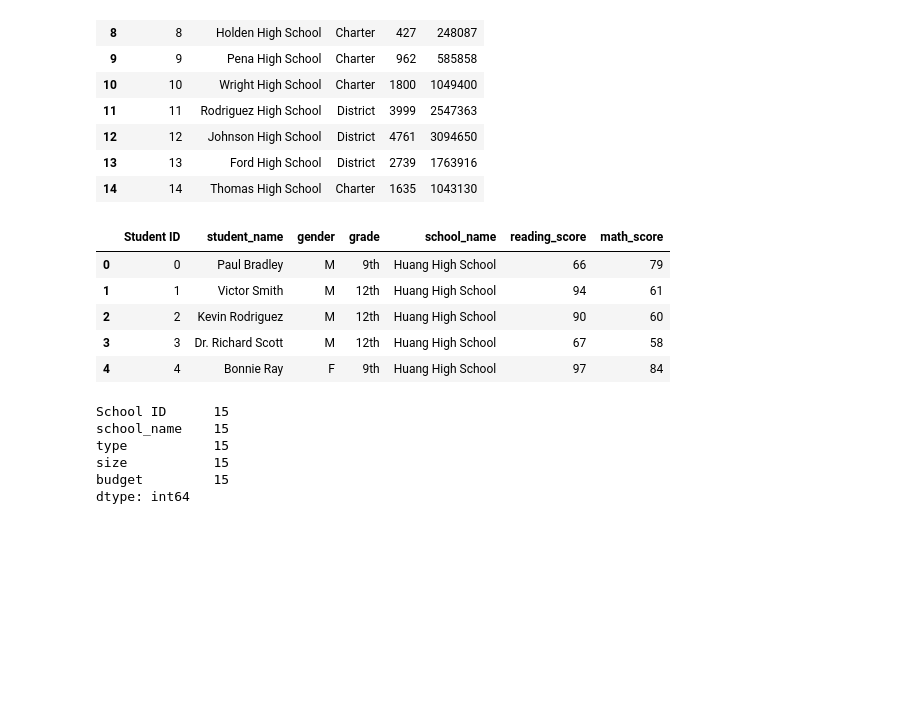
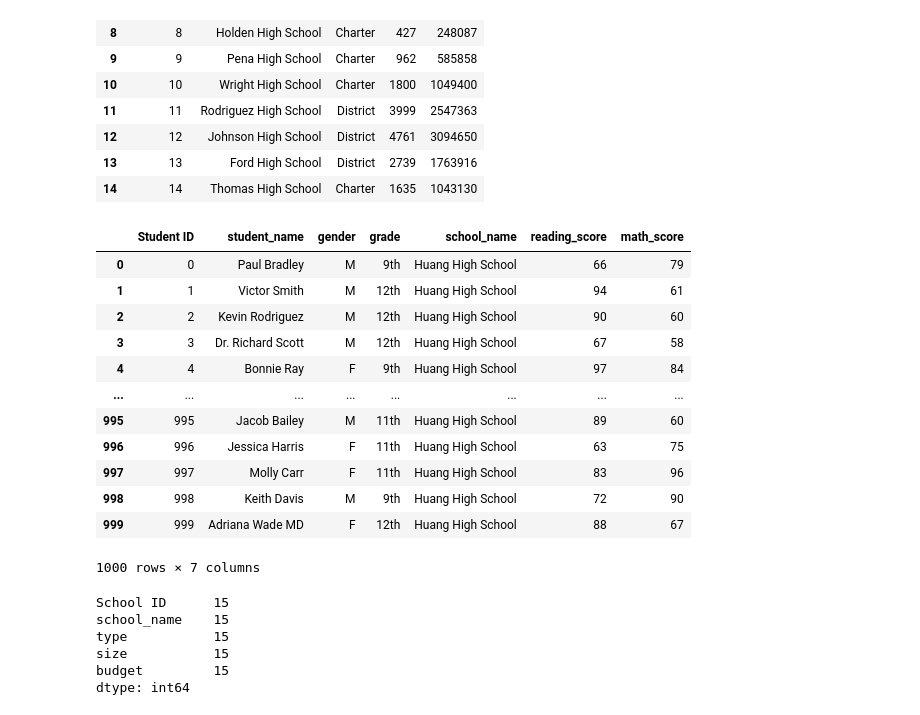
Before and after one commit to AdamJensen93/School_District_Analysis, a Jupyter notebook: PyCitySchools.ipynb, the cells around one changed output. Drawn from its saved outputs; the diff is of its cells as text; code cells hidden in the pictures; blank space fills up the shorter version.

```diff
--- a/PyCitySchools.ipynb
+++ b/PyCitySchools.ipynb
@@ -30,14 +30,21 @@ school_data_df
 # %%
 # Read the student data file and store it in a Pandas DataFrame.
 student_data_df = pd.read_csv(student_data_to_load)
-student_data_df.head()
+student_data_df.head(1000)
 # %% [output]
 |  | Student ID | student_name | gender | grade | school_name | reading_score | math_score |
 | 0 | 0 | Paul Bradley | M | 9th | Huang High School | 66 | 79 |
 | 1 | 1 | Victor Smith | M | 12th | Huang High School | 94 | 61 |
 | 2 | 2 | Kevin Rodriguez | M | 12th | Huang High School | 90 | 60 |
 | 3 | 3 | Dr. Richard Scott | M | 12th | Huang High School | 67 | 58 |
 | 4 | 4 | Bonnie Ray | F | 9th | Huang High School | 97 | 84 |
+| ... | ... | ... | ... | ... | ... | ... | ... |
+| 995 | 995 | Jacob Bailey | M | 11th | Huang High School | 89 | 60 |
+| 996 | 996 | Jessica Harris | F | 11th | Huang High School | 63 | 75 |
+| 997 | 997 | Molly Carr | F | 11th | Huang High School | 83 | 96 |
+| 998 | 998 | Keith Davis | M | 9th | Huang High School | 72 | 90 |
+| 999 | 999 | Adriana Wade MD | F | 12th | Huang High School | 88 | 67 |
+1000 rows × 7 columns
 # %%
 # Determine if there are any missing values in the school data.
 school_data_df.count()
```
Also changed, not shown: parts of 20 cells of this notebook.
